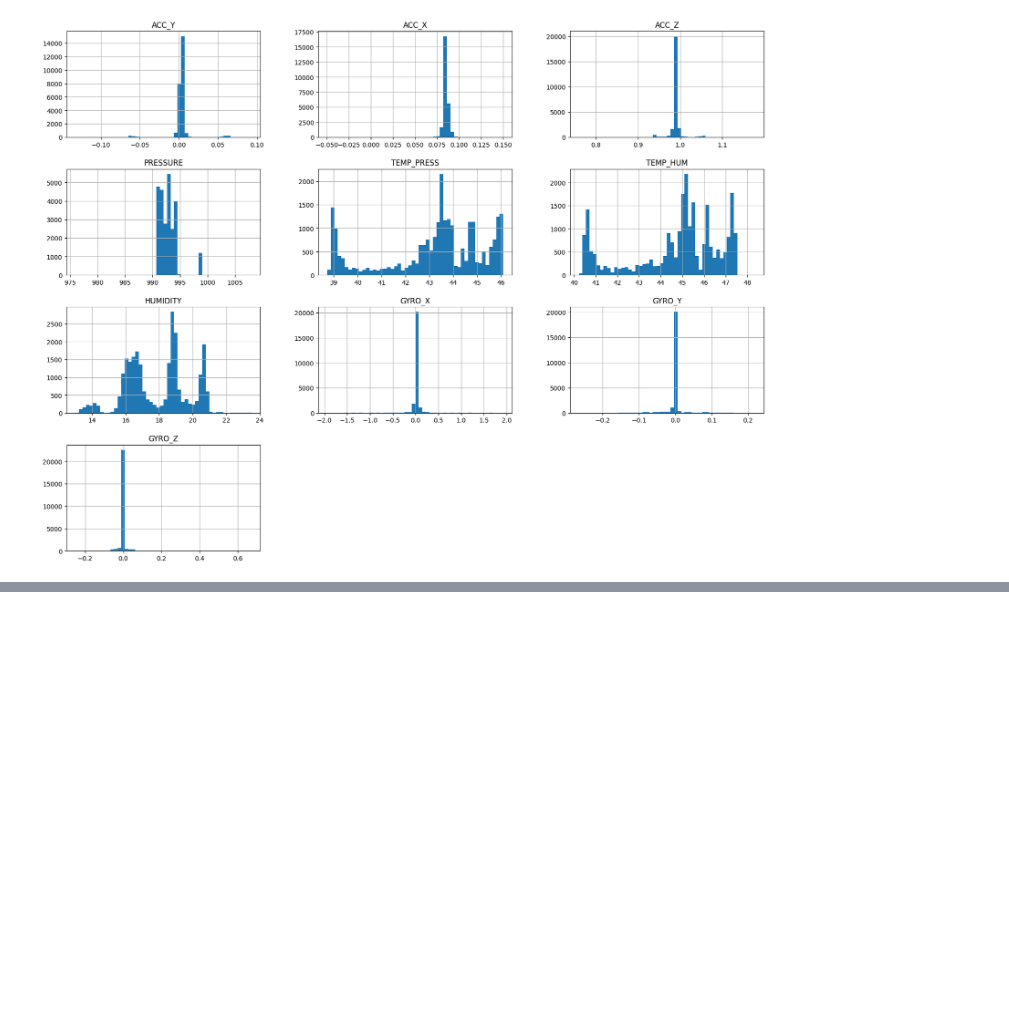
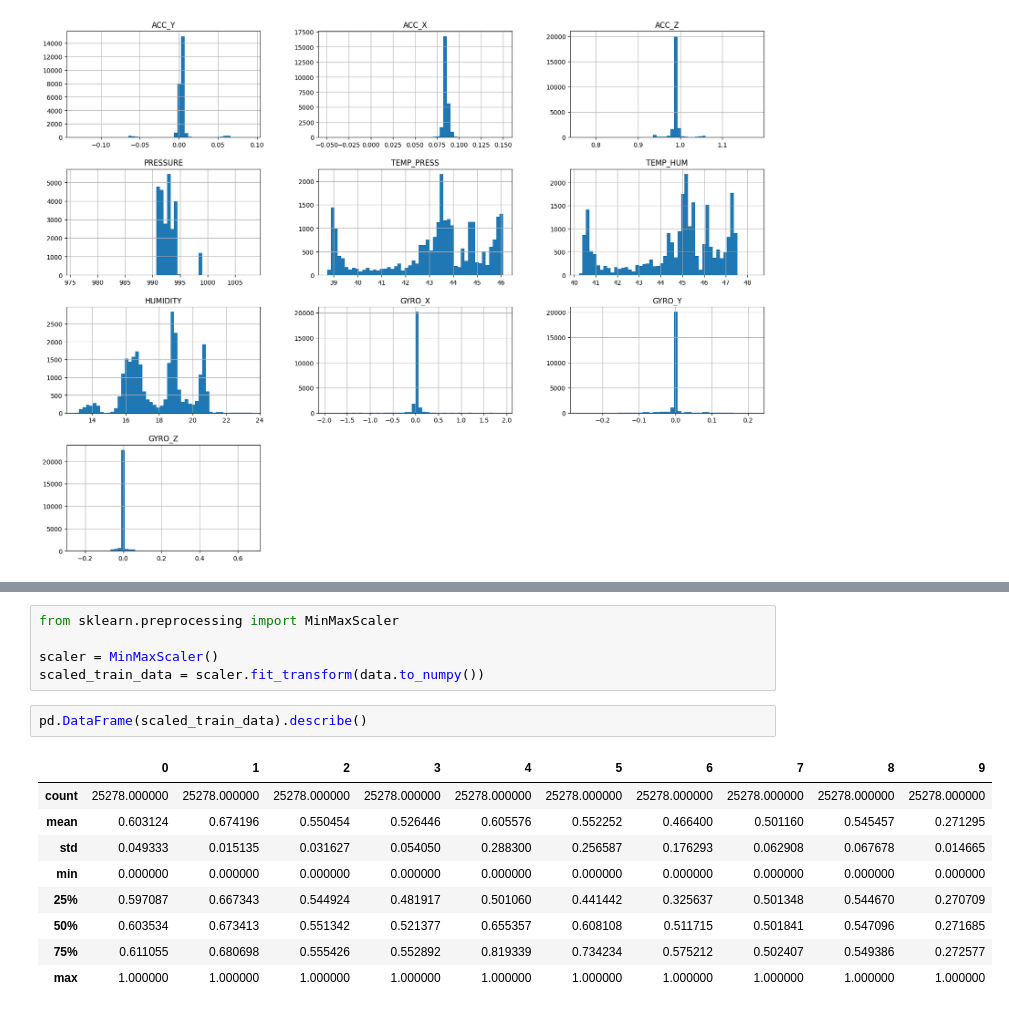
Before and after one commit to mattdibi/eclipsecon-edgeAI-talk, a Jupyter notebook: notebook/AD-EdgeAI.ipynb, the cells around one changed output, grey strips where cells are left out. Saved outputs shown, nothing was run; the diff lists cells and outputs as text; blank space fills up the shorter version.

```diff
--- a/notebook/AD-EdgeAI.ipynb
+++ b/notebook/AD-EdgeAI.ipynb
@@ -85,0 +104,17 @@ plt.show()
+# %%
+from sklearn.preprocessing import MinMaxScaler
+
+scaler = MinMaxScaler()
+scaled_train_data = scaler.fit_transform(data.to_numpy())
+# %%
+pd.DataFrame(scaled_train_data).describe()
+# %% [output]
+|  | 0 | 1 | 2 | 3 | 4 | 5 | 6 | 7 | 8 | 9 |
+| count | 25278.000000 | 25278.000000 | 25278.000000 | 25278.000000 | 25278.000000 | 25278.000000 | 25278.000000 | 25278.000000 | 25278.000000 | 25278.000000 |
+| mean | 0.603124 | 0.674196 | 0.550454 | 0.526446 | 0.605576 | 0.552252 | 0.466400 | 0.501160 | 0.545457 | 0.271295 |
+| std | 0.049333 | 0.015135 | 0.031627 | 0.054050 | 0.288300 | 0.256587 | 0.176293 | 0.062908 | 0.067678 | 0.014665 |
+| min | 0.000000 | 0.000000 | 0.000000 | 0.000000 | 0.000000 | 0.000000 | 0.000000 | 0.000000 | 0.000000 | 0.000000 |
+| 25% | 0.597087 | 0.667343 | 0.544924 | 0.481917 | 0.501060 | 0.441442 | 0.325637 | 0.501348 | 0.544670 | 0.270709 |
+| 50% | 0.603534 | 0.673413 | 0.551342 | 0.521377 | 0.655357 | 0.608108 | 0.511715 | 0.501841 | 0.547096 | 0.271685 |
+| 75% | 0.611055 | 0.680698 | 0.555426 | 0.552892 | 0.819339 | 0.734234 | 0.575212 | 0.502407 | 0.549386 | 0.272577 |
+| max | 1.000000 | 1.000000 | 1.000000 | 1.000000 | 1.000000 | 1.000000 | 1.000000 | 1.000000 | 1.000000 | 1.000000 |
```
Also changed, not shown: parts of 2 cells of this notebook, 1 other file.
